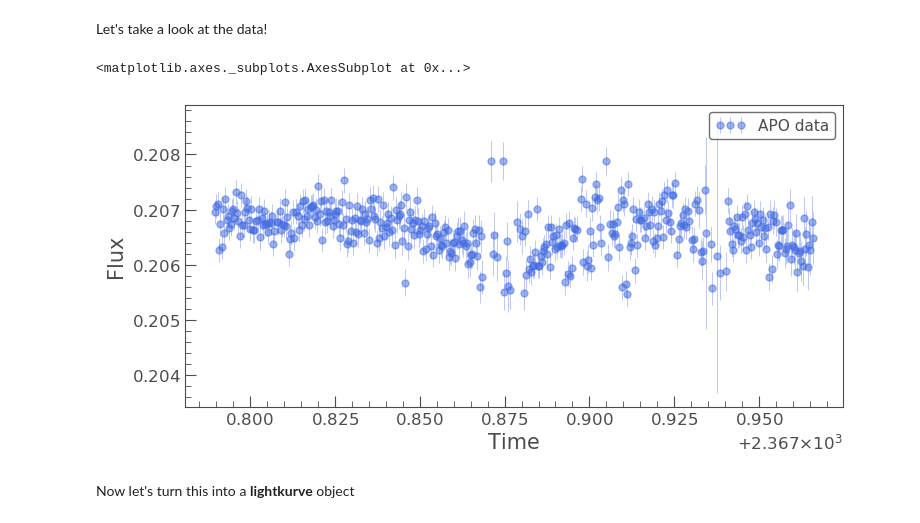
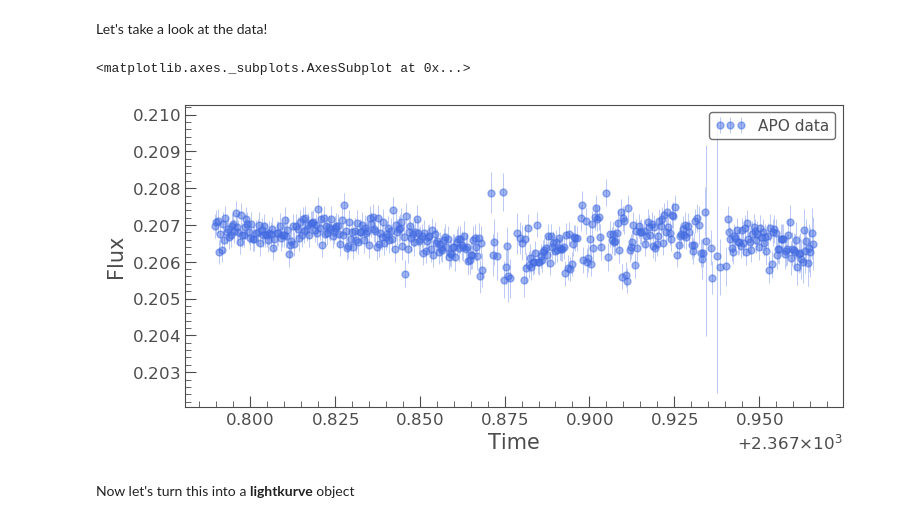
Before and after one commit to will-waalkes/TFOP, a Jupyter notebook: Analysis/Analyze_LC_MCMC.ipynb, the cells around one changed output. Drawn from its saved outputs; the diff is of its cells as text; code cells hidden in the pictures.

```diff
--- a/Analysis/Analyze_LC_MCMC.ipynb
+++ b/Analysis/Analyze_LC_MCMC.ipynb
@@ -23,7 +23,7 @@ data = pandas.read_csv('Data/TOI2094_27px.csv',comment='#')
 params = pandas.read_csv('Data/TESS_Objects.csv',comment='#')
 TIC_IDs = params['TIC_ID']
 TOIs = params['TOI']
-err_kludge = 1.5
+err_kludge = 1.5*1.5
 # %%
 for i in range(len(TOIs)):
     if TOIs[i] == TOI:
@@ -44,21 +44,21 @@ Let's take a look at the data!
 # %%
 flux = np.array(data['rel_flux_T1'])
 error = np.array(data['rel_flux_err_T1'])*err_kludge #inflates the error bars to give a best fit chi2=1
 times = np.array(data['BJD_TDB'])
 airmass = np.array(data['AIRMASS'])
 
 offset = 2457000
 times = times-offset # This is just a constant offset to make the x-axis more readable
 
 lc = LightCurve(time = times, flux = flux, flux_err = error).remove_outliers(sigma=3)
 
-#airmass = airmass[7:]
+airmass = airmass[:-35]
 
 lc.errorbar(alpha=0.5,color='royalblue',label=observatory+' data',marker='o',
             markersize='5',normalize=False)
 # %% [output]
 <matplotlib.axes._subplots.AxesSubplot at 0x...>
-[figure, old version]
+[figure, new version]
 # %% [markdown]
 Now let's turn this into a **lightkurve** object
 # %% [markdown]
```
Also changed, not shown: parts of 11 cells of this notebook, 13 other files.
